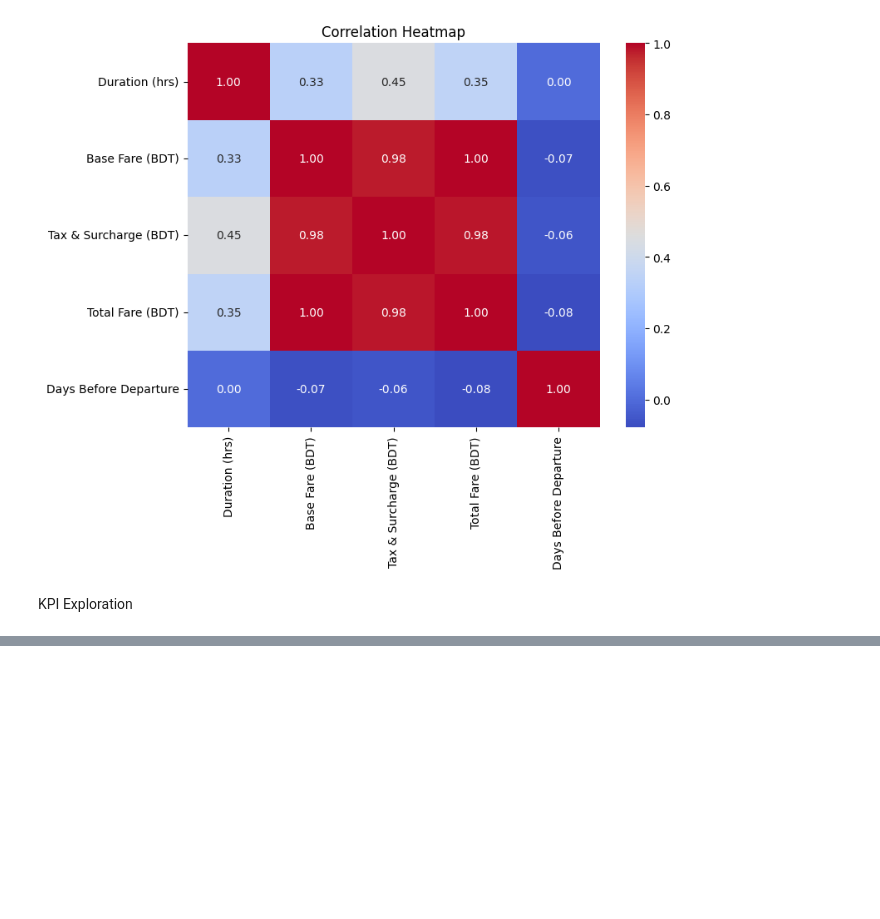
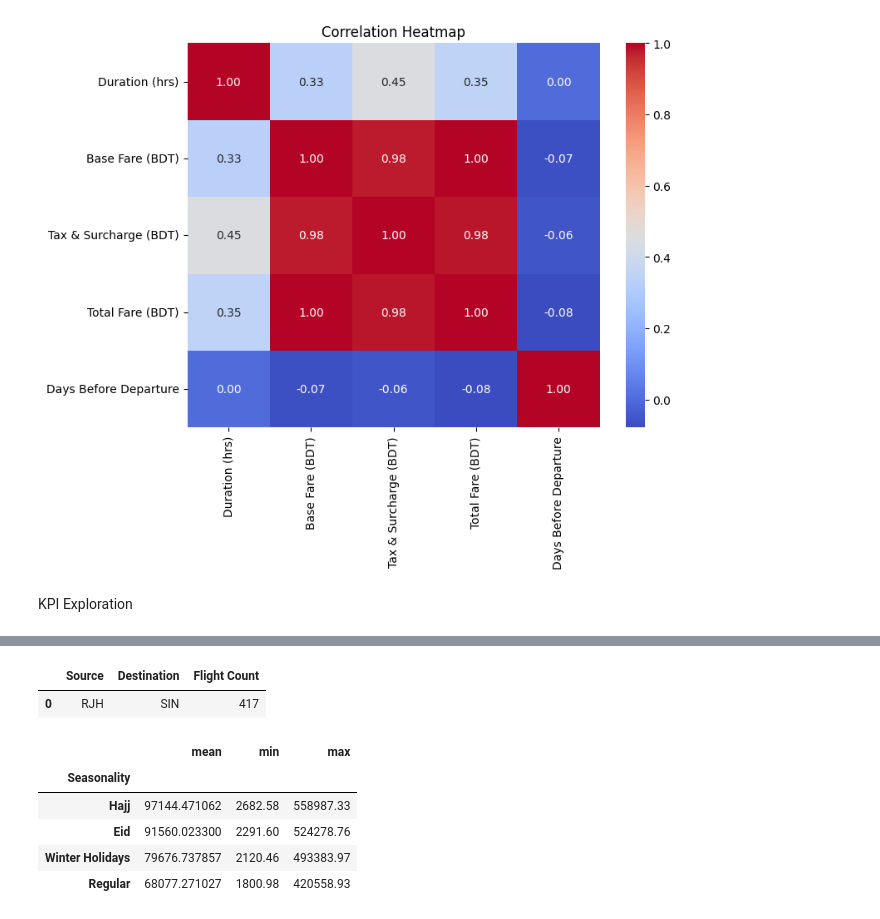
Before and after one commit to Richard-Sarfo/Flight_Price_Prediction, a Jupyter notebook: notebook.ipynb, the cells around one changed output, grey strips where cells are left out. Cells and saved outputs as stored; diff of their text form; code cells hidden in the pictures; blank space fills up the shorter version.

```diff
--- a/notebook.ipynb
+++ b/notebook.ipynb
@@ -136,0 +157,14 @@ KPI Exploration
+# %%
+most_popular_route(df)
+# %% [output]
+|  | Source | Destination | Flight Count |
+| 0 | RJH | SIN | 417 |
+# %%
+seasonal_fare_variation(df)
+# %% [output]
+|  | mean | min | max |
+| Seasonality |  |  |  |
+| Hajj | 97144.471062 | 2682.58 | 558987.33 |
+| Eid | 91560.023300 | 2291.60 | 524278.76 |
+| Winter Holidays | 79676.737857 | 2120.46 | 493383.97 |
+| Regular | 68077.271027 | 1800.98 | 420558.93 |
```
Also changed, not shown: parts of 3 cells of this notebook, 2 other files.
